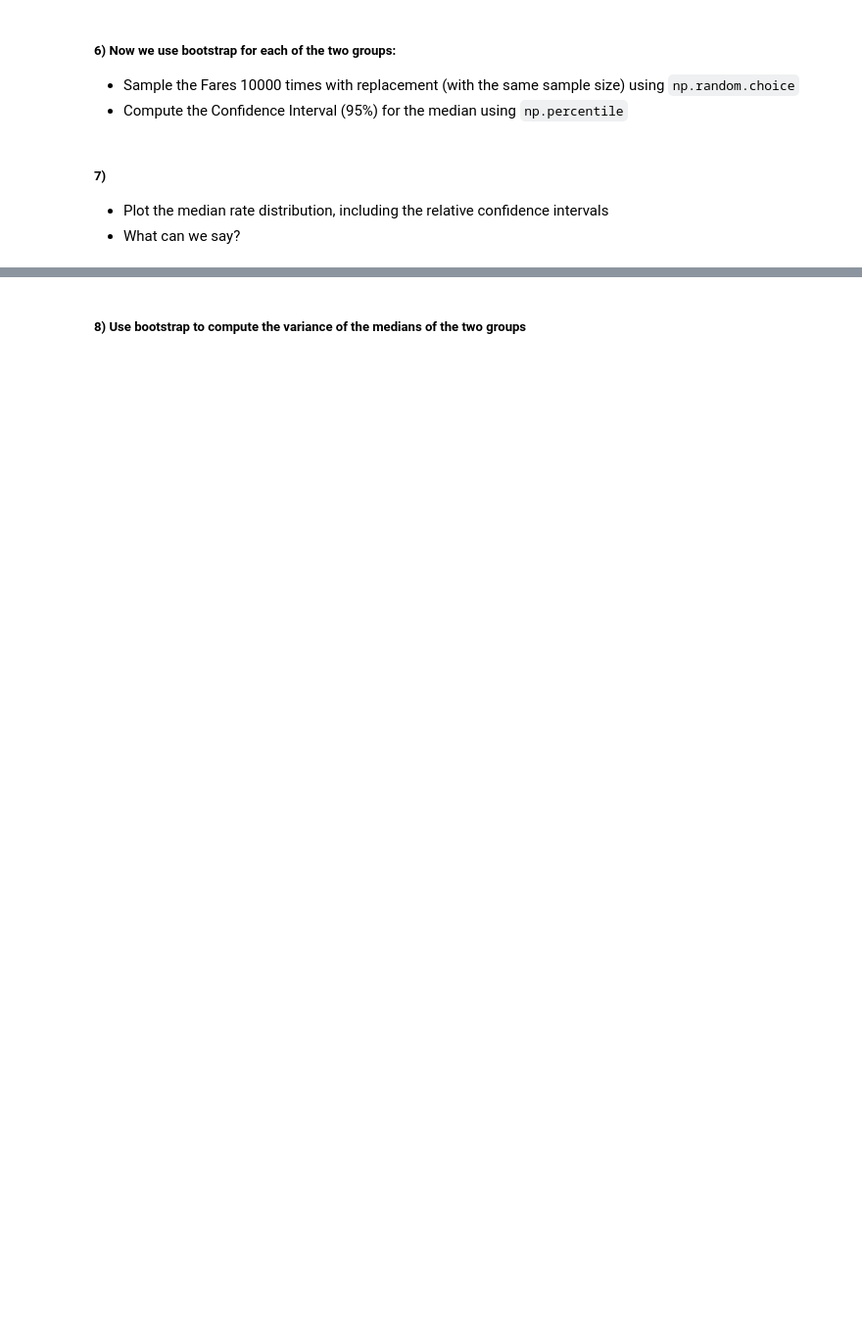
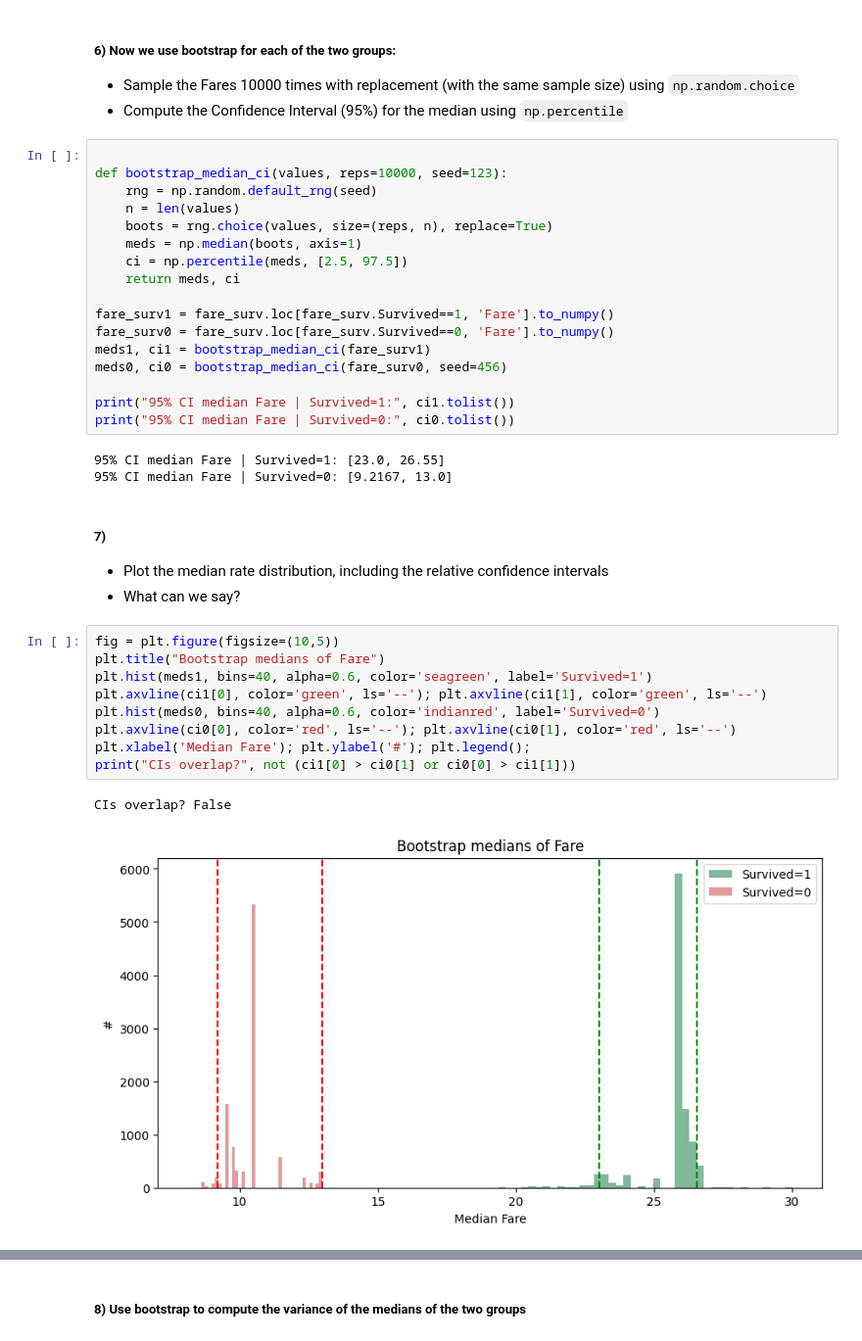
Before and after one commit to IdePHICS/FundamentalLearningEPFL, a Jupyter notebook: TP1/FoIL_ex1.ipynb, the cells around one changed output, grey strips where cells are left out. Shown at 98% size. Drawn from its saved outputs; the diff is of its cells as text; blank space fills up the shorter version.

```diff
--- a/TP1/FoIL_ex1.ipynb
+++ b/TP1/FoIL_ex1.ipynb
@@ -374,8 +491,40 @@ We could safely $\textbf{reject}$ the null hypothesis
 
 * Sample the Fares 10000 times with replacement (with the same sample size) using `np.random.choice`
 * Compute the Confidence Interval (95%) for the median using `np.percentile`
+# %%
+
+def bootstrap_median_ci(values, reps=10000, seed=123):
+    rng = np.random.default_rng(seed)
+    n = len(values)
+    boots = rng.choice(values, size=(reps, n), replace=True)
+    meds = np.median(boots, axis=1)
+    ci = np.percentile(meds, [2.5, 97.5])
+    return meds, ci
+
+fare_surv1 = fare_surv.loc[fare_surv.Survived==1, 'Fare'].to_numpy()
+fare_surv0 = fare_surv.loc[fare_surv.Survived==0, 'Fare'].to_numpy()
+meds1, ci1 = bootstrap_median_ci(fare_surv1)
+meds0, ci0 = bootstrap_median_ci(fare_surv0, seed=456)
+
+print("95% CI median Fare | Survived=1:", ci1.tolist())
+print("95% CI median Fare | Survived=0:", ci0.tolist())
+# %% [output]
+95% CI median Fare | Survived=1: [23.0, 26.55]
+95% CI median Fare | Survived=0: [9.2167, 13.0]
 # %% [markdown]
 ##### 7)
 
 * Plot the median rate distribution, including the relative confidence intervals
 * What can we say?
+# %%
+fig = plt.figure(figsize=(10,5))
+plt.title("Bootstrap medians of Fare")
+plt.hist(meds1, bins=40, alpha=0.6, color='seagreen', label='Survived=1')
+plt.axvline(ci1[0], color='green', ls='--'); plt.axvline(ci1[1], color='green', ls='--')
+plt.hist(meds0, bins=40, alpha=0.6, color='indianred', label='Survived=0')
+plt.axvline(ci0[0], color='red', ls='--'); plt.axvline(ci0[1], color='red', ls='--')
+plt.xlabel('Median Fare'); plt.ylabel('#'); plt.legend();
+print("CIs overlap?", not (ci1[0] > ci0[1] or ci0[0] > ci1[1]))
+# %% [output]
+CIs overlap? False
+[figure, added]
```
Also changed, not shown: parts of 24 cells of this notebook, 1 other file.
